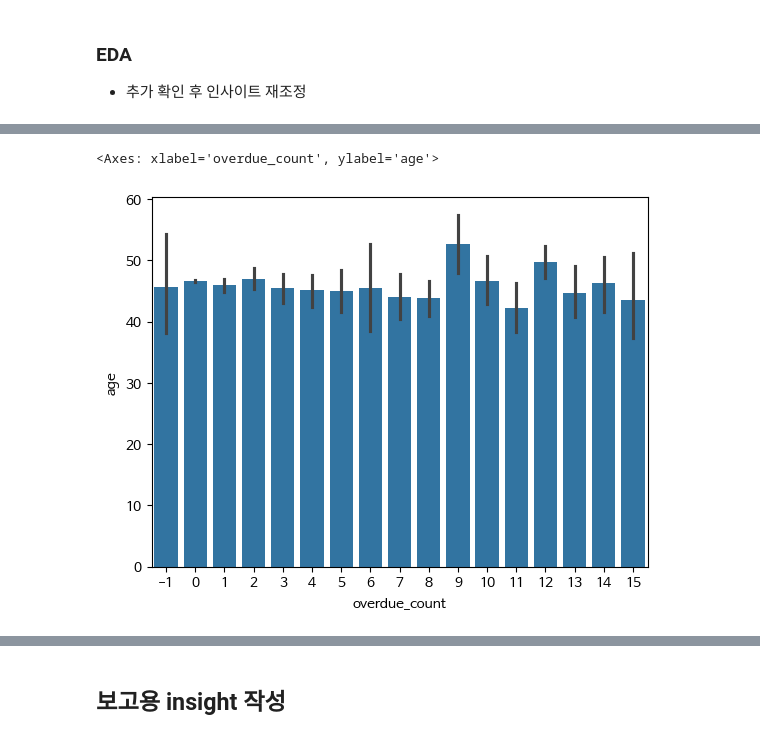
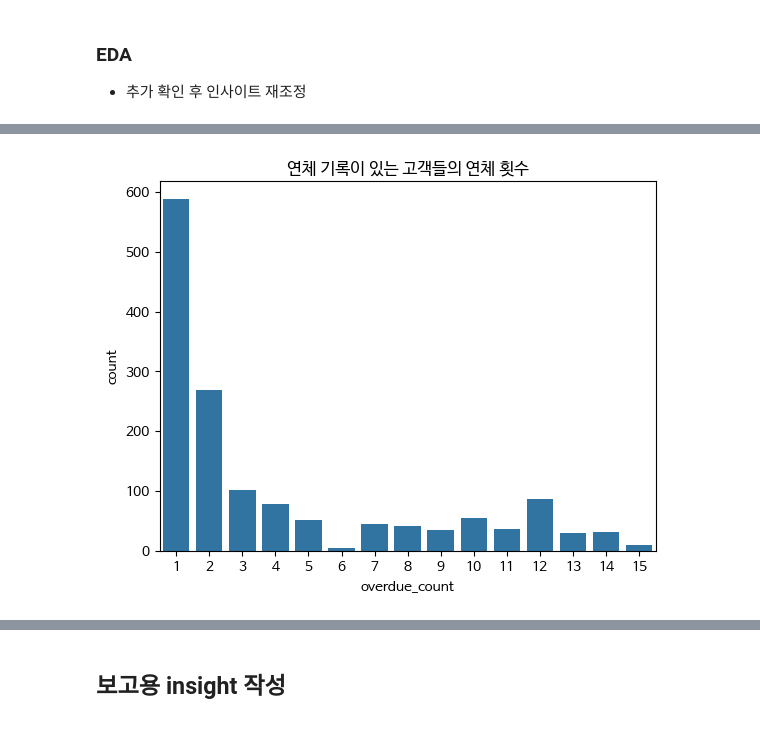
Before and after one commit to btg1631/study_data_analytics, a Jupyter notebook: docs/quests/EDAs/EDA_LetalCarOfContractType.ipynb, the cells around one changed output, grey strips where cells are left out. Saved outputs shown, nothing was run; the diff lists cells and outputs as text; code cells hidden in the pictures.

```diff
--- a/docs/quests/EDAs/EDA_LetalCarOfContractType.ipynb
+++ b/docs/quests/EDAs/EDA_LetalCarOfContractType.ipynb
@@ -48,7 +48,6 @@ df_LCOCT[:2]
 | 1 | 66755948 | 렌탈 | Extension_Rental | 서비스 방문 | 2019-10-20 | 60 | 카드이체 | K1 | ... |
 # %%
 df_LCOCT.info()
-df_LCOCT.dropna(inplace=True)
 # %% [output]
 <class 'pandas.core.frame.DataFrame'>
 Int64Index: 40480 entries, 0 to 51303
@@ -128,5 +161,6 @@ Name: age, dtype: float64
-# %%
-sns.barplot(data=df_LCOCT, x='overdue_count', y='age')
-# %% [output]
-<Axes: xlabel='overdue_count', ylabel='age'>
-[figure, removed]
+# %%
+sns.countplot(data=df_is_overdue, x='overdue_count')
+plt.title("연체 기록이 있는 고객들의 연체 횟수")
+plt.show()
+# %% [output]
+[figure, added]
```
Also changed, not shown: parts of 13 cells of this notebook.
